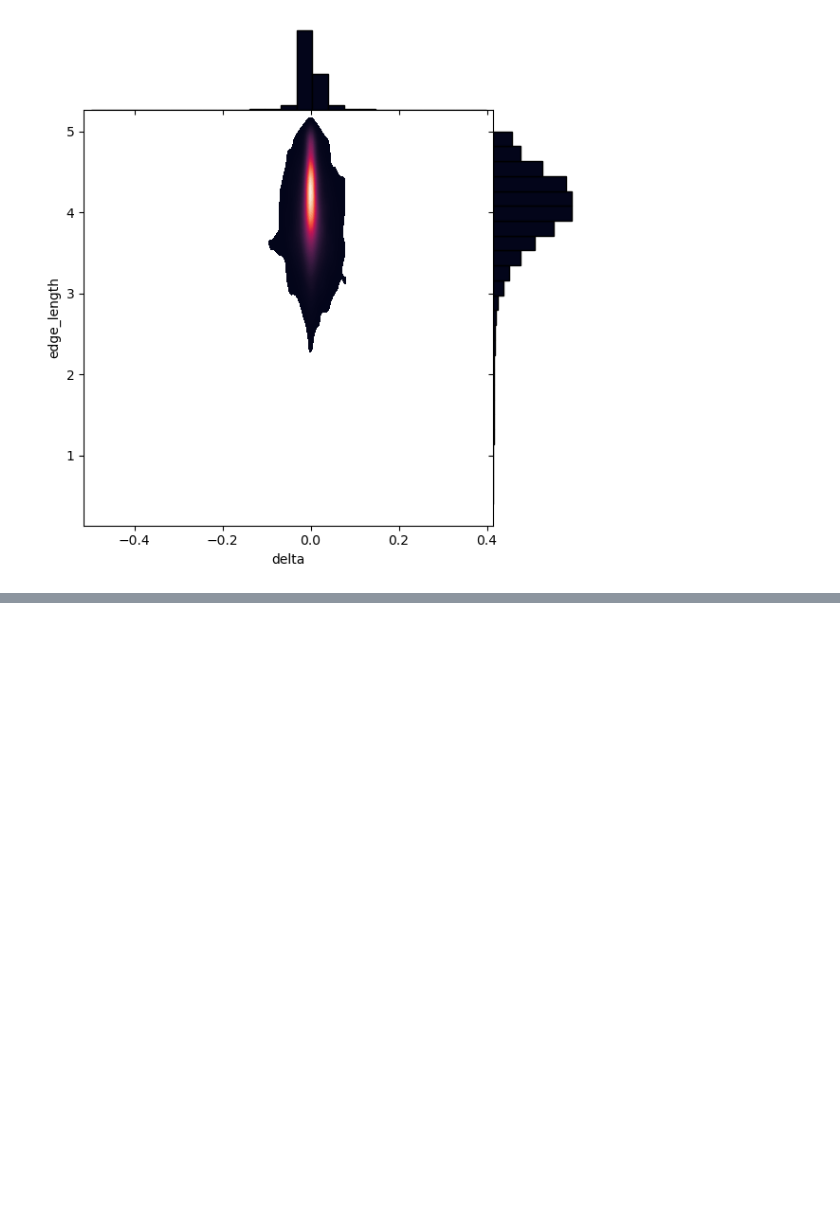
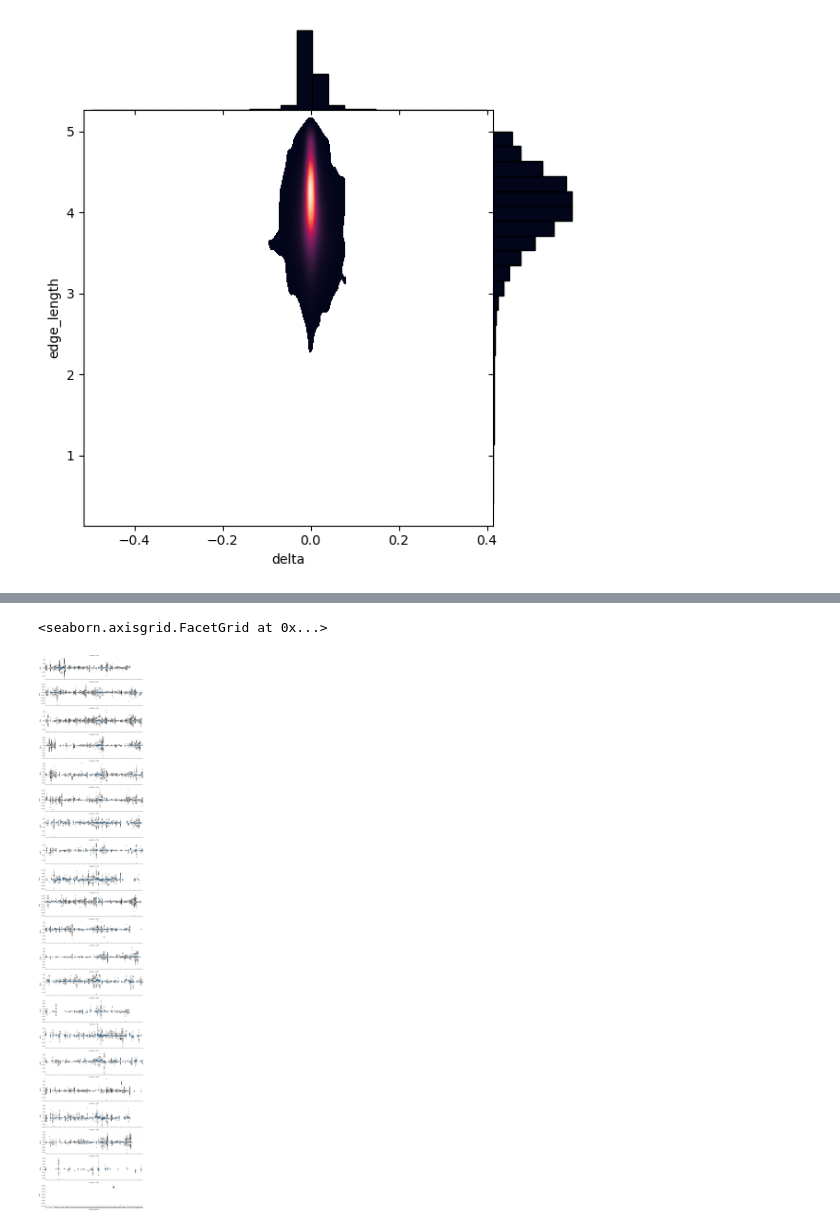
Before and after one commit to volkamerlab/kinodata-3D-affinity-prediction, a Jupyter notebook: examples/residue_matching.ipynb, the cells around one changed output, grey strips where cells are left out. Cells and saved outputs as stored; diff of their text form; code cells hidden in the pictures; blank space fills up the shorter version.

```diff
--- a/examples/residue_matching.ipynb
+++ b/examples/residue_matching.ipynb
@@ -436,0 +507,6 @@ g.plot_marginals(sns.histplot, color="#03051A", alpha=1, bins=25)
+# %%
+pockets = pockets.sort_values(by=['ident', 'residue.subst_id'])
+# %%
+res_elim = res_elim.sort_values(by=['ident', 'masked_residue'])
+# %%
+res_elim['residue_name'] = pockets['residue.subst_name'].values
@@ -436,0 +528,7 @@ g.plot_marginals(sns.histplot, color="#03051A", alpha=1, bins=25)
+# %%
+res_elim['resname'] = res_elim['residue_name'].str[:3]
+# %%
+sns.catplot(data=res_elim, y='delta', row='resname', x='masked_residue', kind='box', sharey=False, height=3, aspect=4)
+# %% [output]
+<seaborn.axisgrid.FacetGrid at 0x...>
+[figure, added]
```
Also changed, not shown: parts of 23 cells of this notebook.
